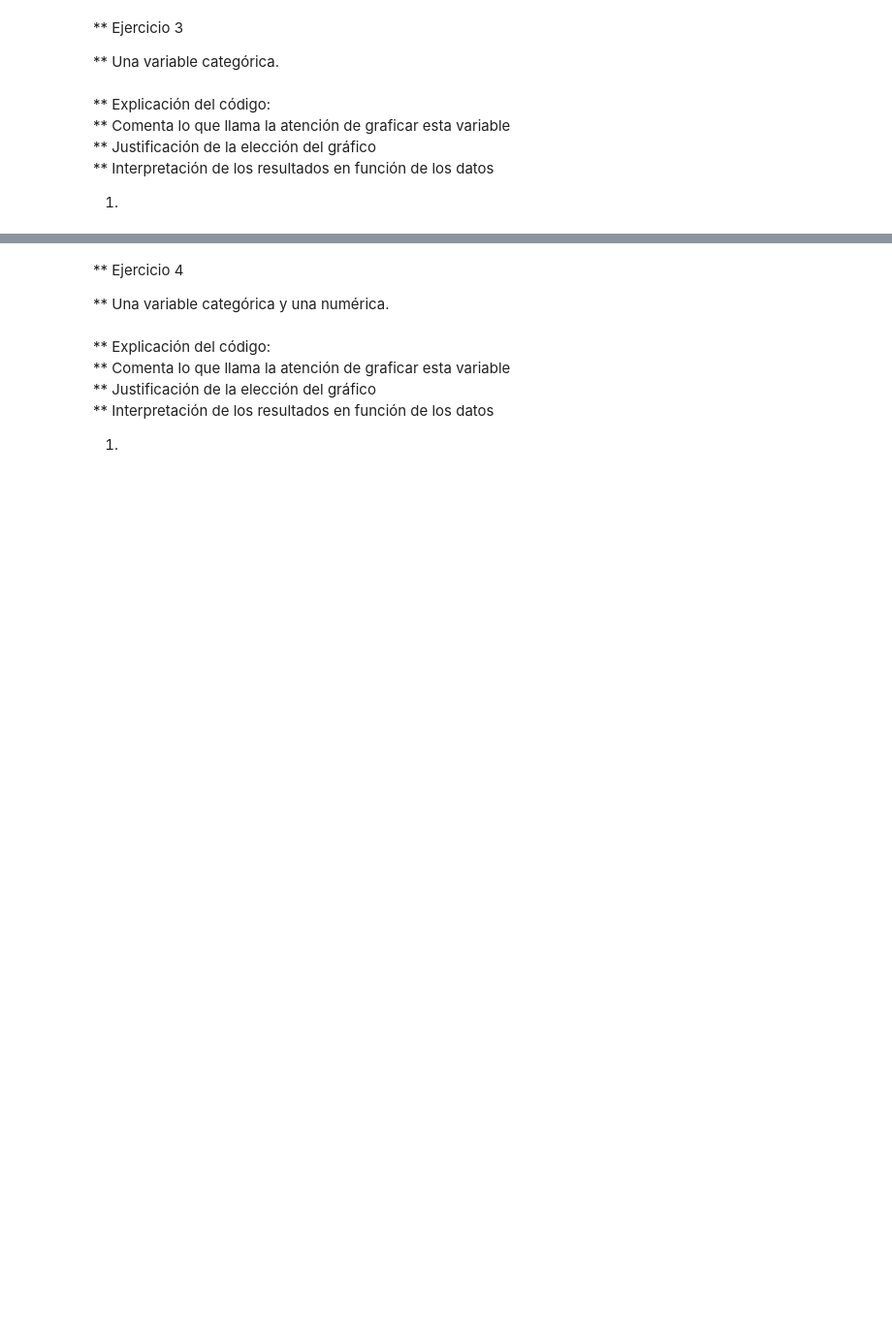
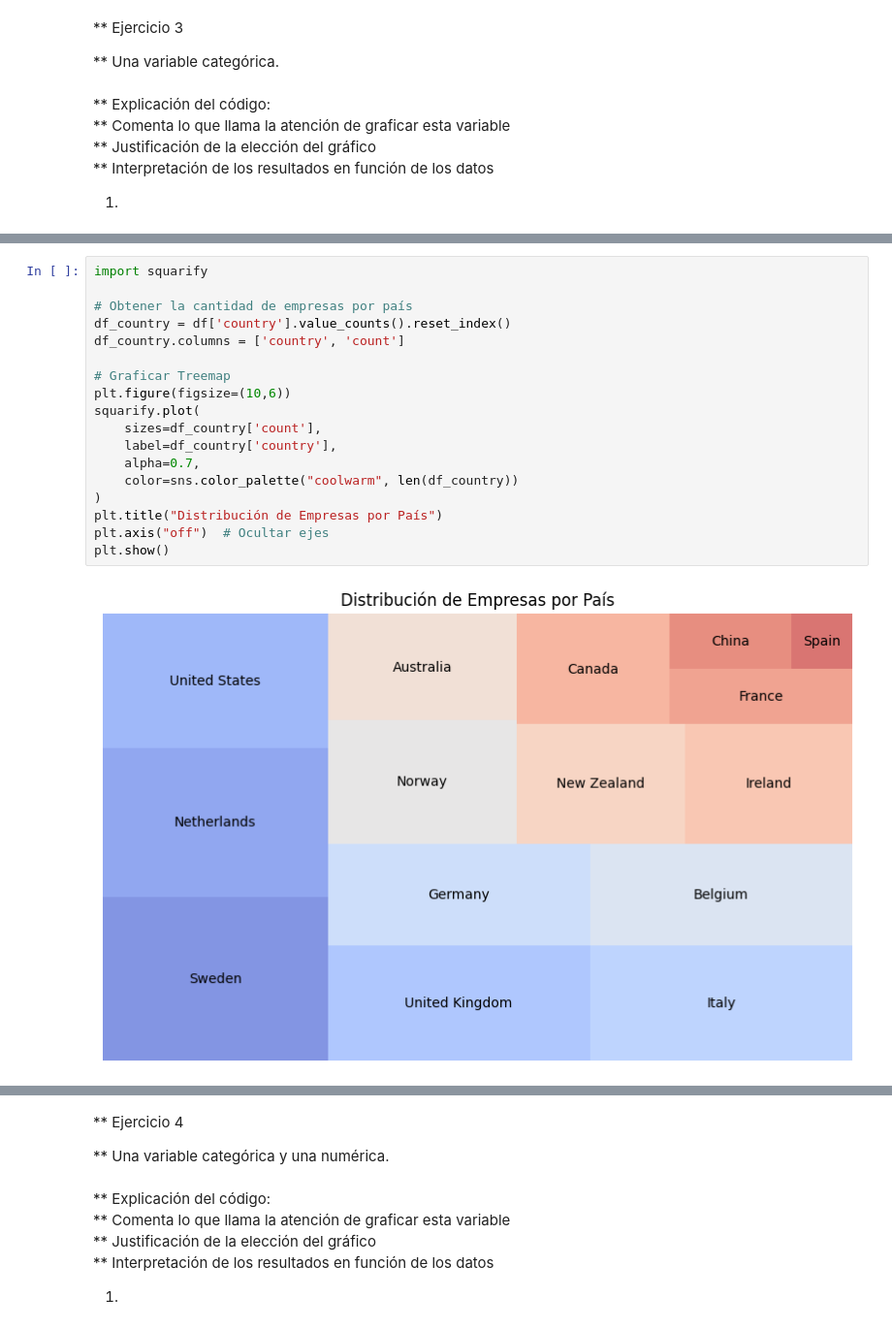
Before and after one commit to MailinV/Sprint_8_MV, a Jupyter notebook: Sprint8_MV.ipynb, the cells around one changed output, grey strips where cells are left out. Shown at 97% size. Saved outputs shown, nothing was run; the diff lists cells and outputs as text; blank space fills up the shorter version.

```diff
--- a/Sprint8_MV.ipynb
+++ b/Sprint8_MV.ipynb
@@ -282,0 +168,20 @@ NameError: name 'df_transaction' is not defined
+# %%
+import squarify
+
+# Obtener la cantidad de empresas por país
+df_country = df['country'].value_counts().reset_index()
+df_country.columns = ['country', 'count']
+
+# Graficar Treemap
+plt.figure(figsize=(10,6))
+squarify.plot(
+    sizes=df_country['count'],
+    label=df_country['country'],
+    alpha=0.7,
+    color=sns.color_palette("coolwarm", len(df_country))
+)
+plt.title("Distribución de Empresas por País")
+plt.axis("off")  # Ocultar ejes
+plt.show()
+# %% [output]
+[figure, added]
```
Also changed, not shown: parts of 17 cells of this notebook.
